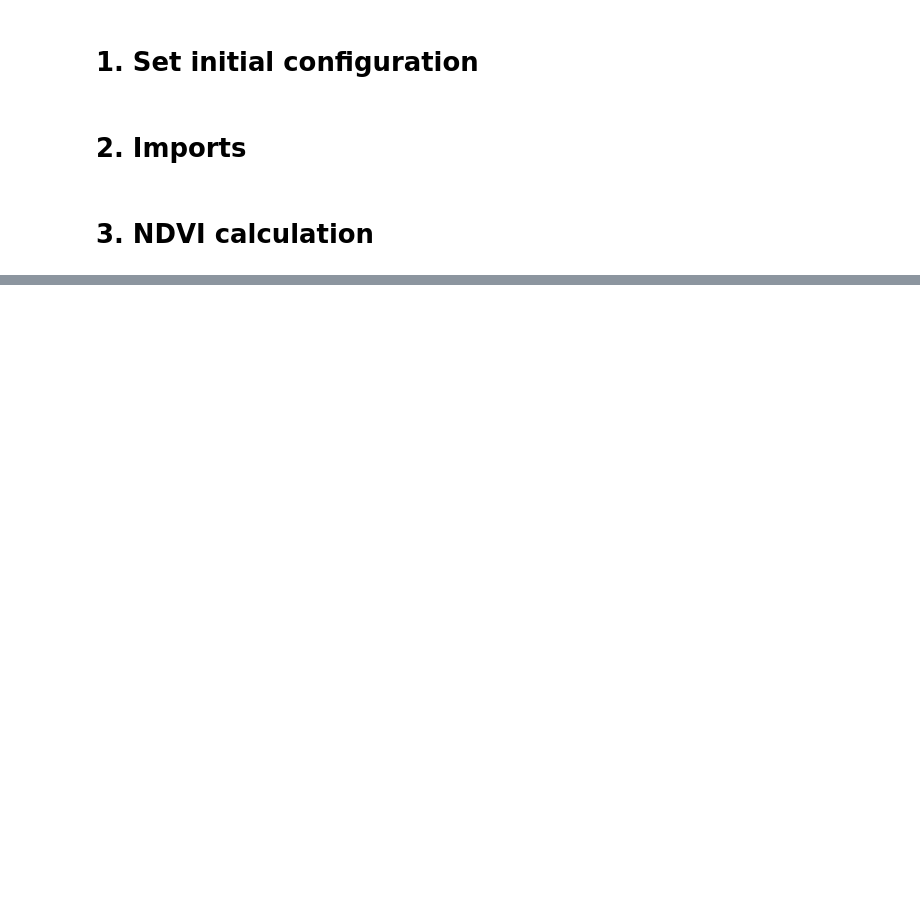
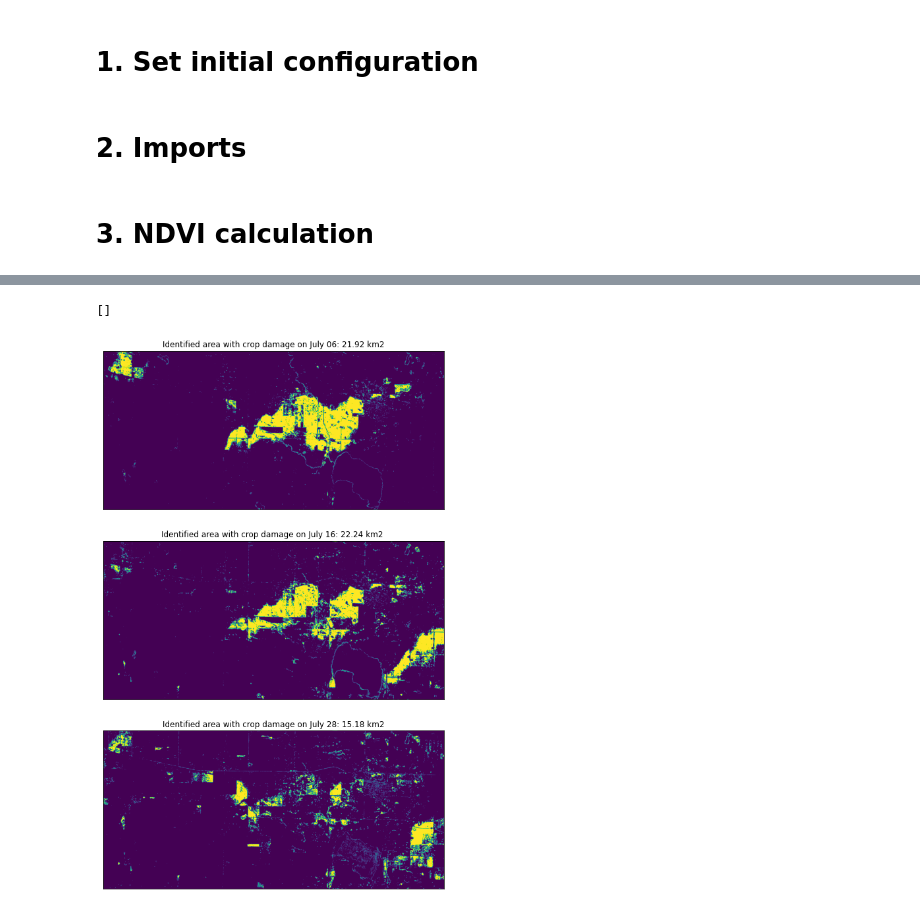
Before and after one commit to lugeo17/hail_damage_crops, a Jupyter notebook: SH_project.ipynb, the cells around one changed output, grey strips where cells are left out. Saved outputs shown, nothing was run; the diff lists cells and outputs as text; code cells hidden in the pictures; blank space fills up the shorter version.

```diff
--- a/SH_project.ipynb
+++ b/SH_project.ipynb
@@ -342,0 +503,28 @@ MAIN REMARKS:
+# %%
+#Plots of binary maps over time (yellow = 1, purple = 0)
+fig, (ax0,ax1,ax2) = plt.subplots(nrows=3, ncols=1, figsize=(15, 15))
+
+
+im = ax0.imshow(NDWIchange_thres06)
+im = ax0.imshow(NDWIchange_thres06)
+divider = make_axes_locatable(ax0)
+ax0.set_title('Identified area with crop damage on July 06: 21.92 km2')
+ax0.set_xticks([])
+ax0.set_yticks([])
+
+im2 = ax1.imshow(NDWIchange_thres16)
+im2 = ax1.imshow(NDWIchange_thres16)
+divider = make_axes_locatable(ax1)
+ax1.set_title('Identified area with crop damage on July 16: 22.24 km2 ')
+ax1.set_xticks([])
+ax1.set_yticks([])
+
+im3 = ax2.imshow(NDWIchange_thres28)
+im3 = ax2.imshow(NDWIchange_thres28)
+divider = make_axes_locatable(ax2)
+ax2.set_title('Identified area with crop damage on July 28: 15.18 km2')
+ax2.set_xticks([])
+ax2.set_yticks([])
+# %% [output]
+[]
+[figure, added]
```
Also changed, not shown: parts of 52 cells of this notebook.
